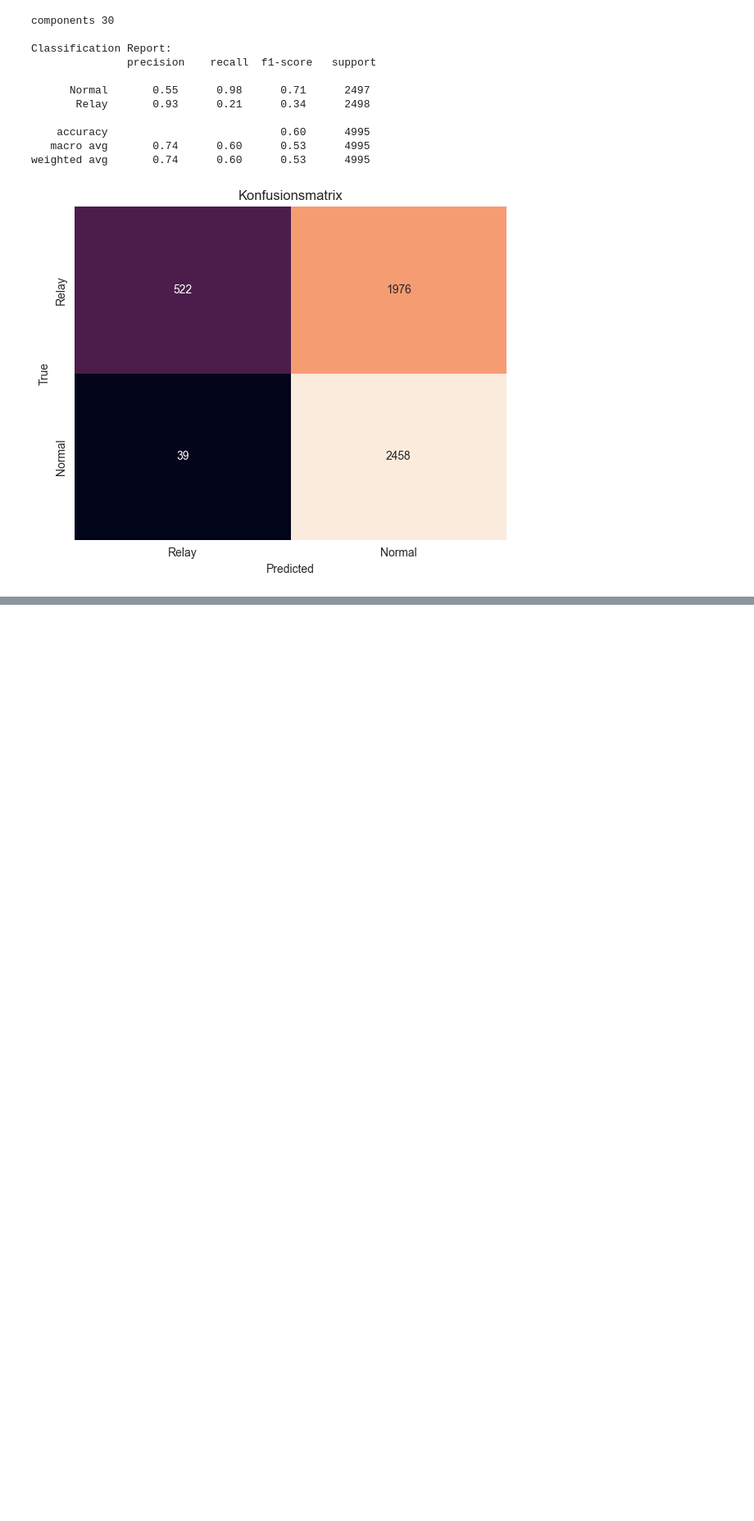
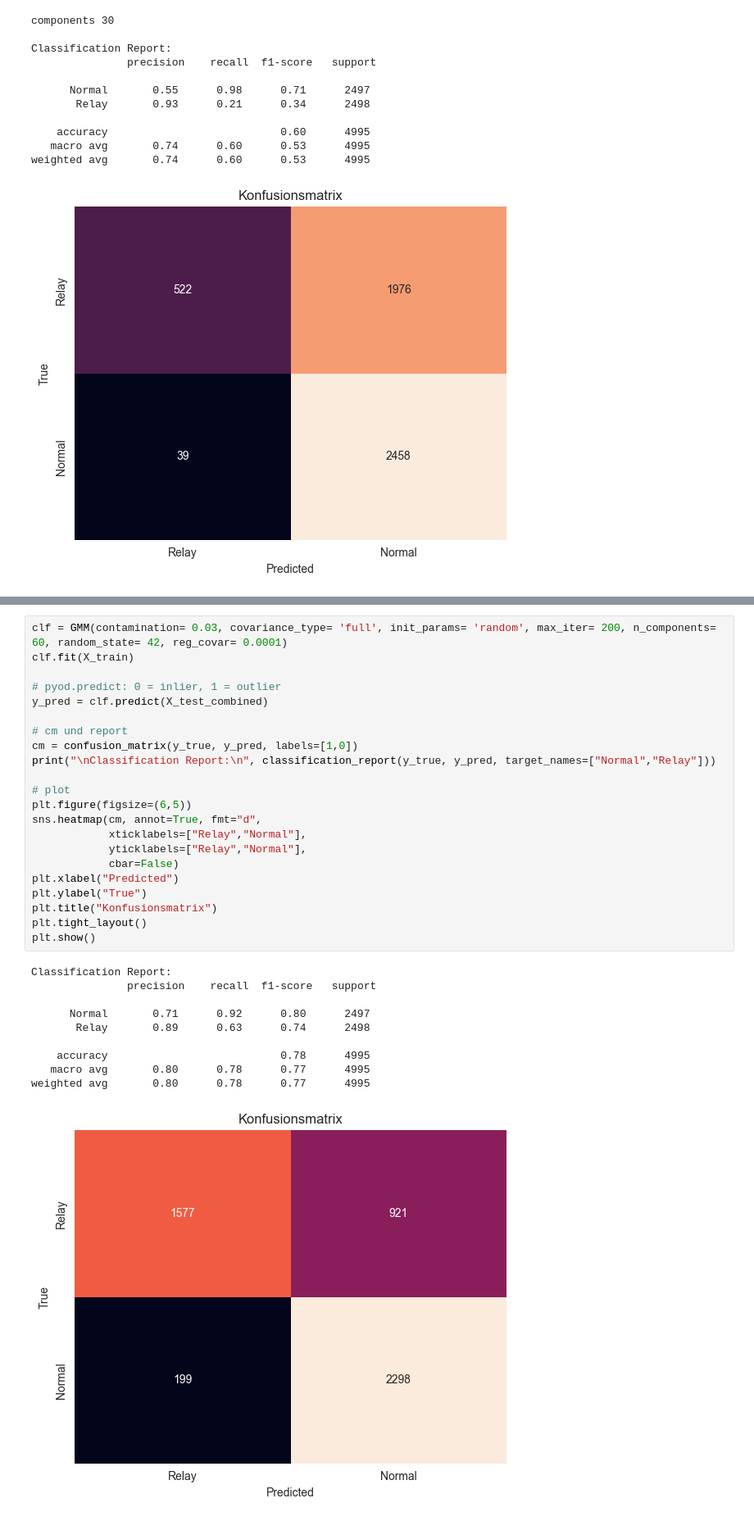
Before and after one commit to harun1602/modelle_featuredata, a Jupyter notebook: gmm_pyod.ipynb, the cells around one changed output, grey strips where cells are left out. Shown at 82% size. Cells and saved outputs as stored; diff of their text form; blank space fills up the shorter version.

```diff
--- a/gmm_pyod.ipynb
+++ b/gmm_pyod.ipynb
@@ -311,0 +361,33 @@ KeyboardInterrupt:
+# %%
+clf = GMM(contamination= 0.03, covariance_type= 'full', init_params= 'random', max_iter= 200, n_components= 60, random_state= 42, reg_covar= 0.0001)
+clf.fit(X_train)
+
+# pyod.predict: 0 = inlier, 1 = outlier
+y_pred = clf.predict(X_test_combined)
+
+# cm und report
+cm = confusion_matrix(y_true, y_pred, labels=[1,0])
+print("\nClassification Report:\n", classification_report(y_true, y_pred, target_names=["Normal","Relay"]))
+
+# plot
+plt.figure(figsize=(6,5))
+sns.heatmap(cm, annot=True, fmt="d",
+            xticklabels=["Relay","Normal"],
+            yticklabels=["Relay","Normal"],
+            cbar=False)
+plt.xlabel("Predicted")
+plt.ylabel("True")
+plt.title("Konfusionsmatrix")
+plt.tight_layout()
+plt.show()
+# %% [output]
+Classification Report:
+               precision    recall  f1-score   support
+
+      Normal       0.71      0.92      0.80      2497
+       Relay       0.89      0.63      0.74      2498
+
+    accuracy                           0.78      4995
+   macro avg       0.80      0.78      0.77      4995
+weighted avg       0.80      0.78      0.77      4995
+[figure, added]
```
Also changed, not shown: parts of 2 cells of this notebook.
